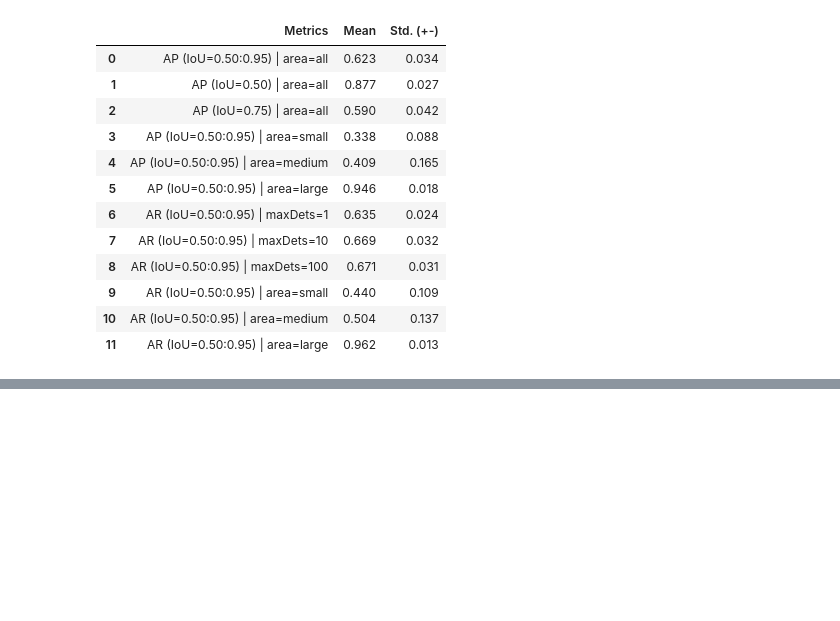
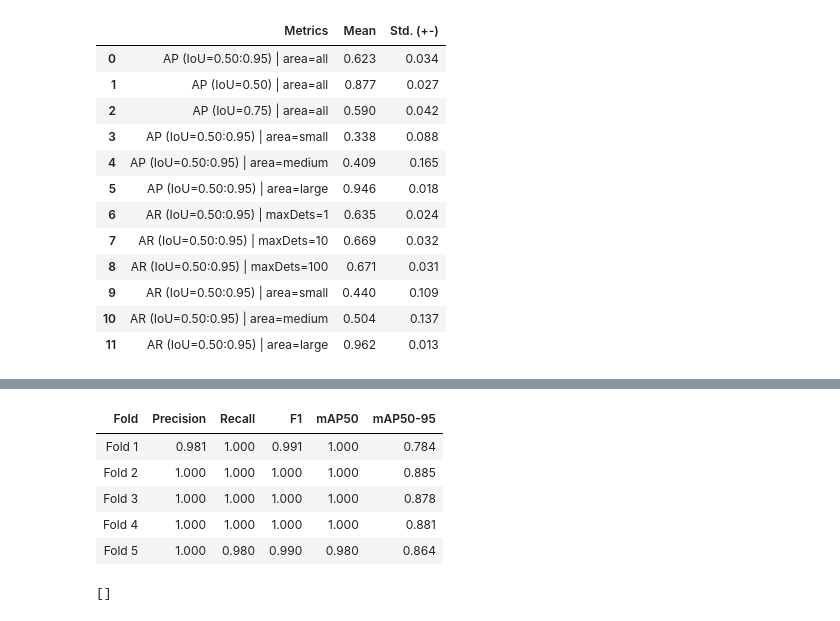
Before and after one commit to kekslol24/Glass-Defect-Detection-Evaluating-Object-Detection-Models, a Jupyter notebook: #Deployment/Code/resultsplotting.ipynb, the cells around one changed output, grey strips where cells are left out. Cells and saved outputs as stored; diff of their text form; code cells hidden in the pictures; blank space fills up the shorter version.

```diff
--- a/#Deployment/Code/resultsplotting.ipynb
+++ b/#Deployment/Code/resultsplotting.ipynb
@@ -360,0 +526,62 @@ df_results_rfdetr
+# %%
+TP=[53, 48, 49, 47, 50]
+TN=[0, 0, 0, 0, 0]
+FP=[1, 0, 0, 0, 0]
+FN=[0, 0, 0, 0 , 1]
+mAP50 = [1.00, 1.00, 1.00, 1.00, 0.980]
+mAP5095 = [0.784, 0.885, 0.878, 0.881 , 0.864]
+folds = ["Fold 1", "Fold 2", "Fold 3", "Fold 4", "Fold 5"]
+
+# A list to store the results for each fold
+results_per_fold = []
+
+# Unpack the tuple from zip into meaningful variable names
+for fold_name, tp_val, tn_val, fp_val, fn_val, map50_val, map5095_val in zip(folds, TP, TN, FP, FN, mAP50, mAP5095):
+    # Handle division by zero for precision
+    if (tp_val + fp_val) == 0:
+        precision_rfdetr = 0.0
+    else:
+        precision_rfdetr = tp_val / (tp_val + fp_val)
+
+    # Handle division by zero for recall
+    if (tp_val + fn_val) == 0:
+        recall_rfdetr = 0.0
+    else:
+        recall_rfdetr = tp_val / (tp_val + fn_val)
+
+    # Handle division by zero for F1 score
+    if (precision_rfdetr + recall_rfdetr) == 0:
+        f1_rfdetr = 0.0
+    else:
+        f1_rfdetr = 2 * (precision_rfdetr * recall_rfdetr) / (precision_rfdetr + recall_rfdetr)
+
+    # Create a dictionary for the current fold's results
+    fold_results = {
+        "Fold": fold_name,
+        "Precision": precision_rfdetr,
+        "Recall": recall_rfdetr,
+        "F1": f1_rfdetr,
+        "mAP50": map50_val,
+        "mAP50-95": map5095_val
+    }
+
+    # Add the dictionary to our list of results
+    results_per_fold.append(fold_results)
+
+numeric_cols = [col for col in fold_results.keys() if col != "Fold"]
+
+# Create a DataFrame from the list of dictionaries for a nice display
+df_results = pd.DataFrame(results_per_fold)
+
+df_results.style.format('{:.3f}', subset=numeric_cols).hide(axis="index")
+# %% [output]
+| Fold | Precision | Recall | F1 | mAP50 | mAP50-95 |
+| Fold 1 | 0.981 | 1.000 | 0.991 | 1.000 | 0.784 |
+| Fold 2 | 1.000 | 1.000 | 1.000 | 1.000 | 0.885 |
+| Fold 3 | 1.000 | 1.000 | 1.000 | 1.000 | 0.878 |
+| Fold 4 | 1.000 | 1.000 | 1.000 | 1.000 | 0.881 |
+| Fold 5 | 1.000 | 0.980 | 0.990 | 0.980 | 0.864 |
+# %%
+numeric_cols
+# %% [output]
+[]
```
Also changed, not shown: parts of 11 cells of this notebook, 12 other files.
